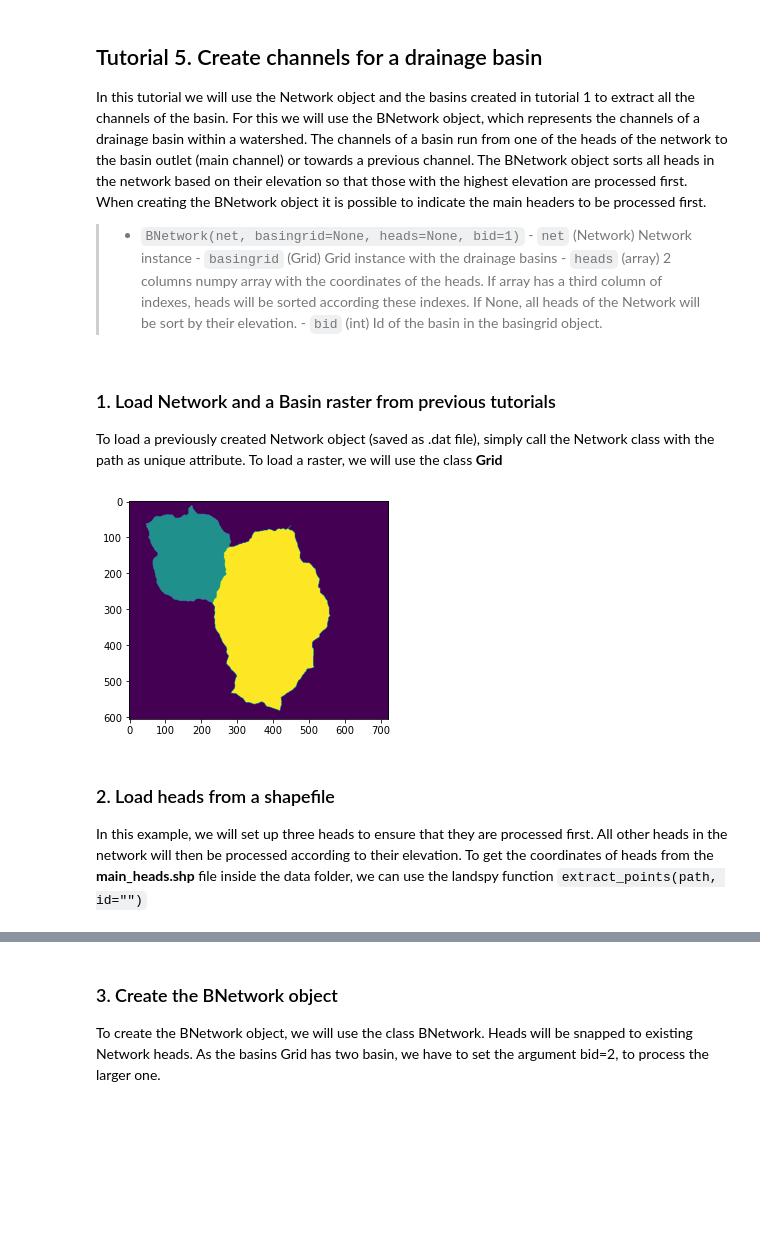
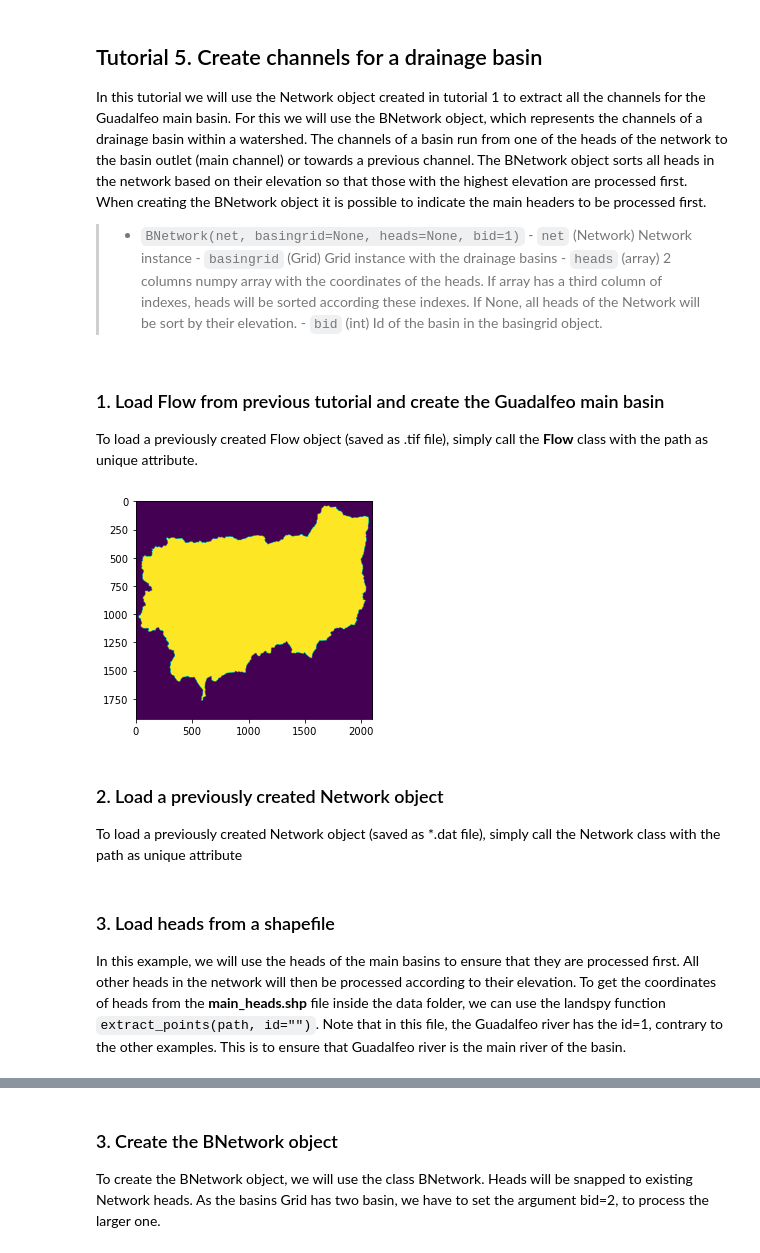
Before and after one commit to geolovic/landspy, a Jupyter notebook: docs/landspy_tutorial_05.ipynb, the cells around one changed output, grey strips where cells are left out. Saved outputs shown, nothing was run; the diff lists cells and outputs as text; code cells hidden in the pictures; blank space fills up the shorter version.

```diff
--- a/docs/landspy_tutorial_05.ipynb
+++ b/docs/landspy_tutorial_05.ipynb
@@ -2,7 +2,7 @@
 ## Tutorial 5. Create channels for a drainage basin
 
 
-In this tutorial we will use the Network object and the basins created in tutorial 1 to extract all the channels of the basin. For this we will use the BNetwork object, which represents the channels of a drainage basin within a watershed.
+In this tutorial we will use the Network object created in tutorial 1 to extract all the channels for the Guadalfeo main basin. For this we will use the BNetwork object, which represents the channels of a drainage basin within a watershed.
 The channels of a basin run from one of the heads of the network to the basin outlet (main channel) or towards a previous channel. The BNetwork object sorts all heads in the network based on their elevation so that those with the highest elevation are processed first. When creating the BNetwork object it is possible to indicate the main headers to be processed first.
 
 >- `BNetwork(net, basingrid=None, heads=None, bid=1)`
@@ -11,15 +11,21 @@ The channels of a basin run from one of the heads of the network to the basin ou
     - `heads` (array) 2 columns numpy array with the coordinates of the heads. If array has a third column of indexes, heads will be sorted according these indexes. If None, all heads of the Network will be sort by their elevation.
     - `bid` (int) Id of the basin in the basingrid object.
 # %% [markdown]
-### 1. Load Network and a Basin raster from previous tutorials
+### 1. Load Flow from previous tutorial and create the Guadalfeo main basin
 
-To load a previously created Network object (saved as .dat file), simply call the Network class with the path as unique attribute. To load a raster, we will use the class **Grid**
+To load a previously created Flow object (saved as .tif file), simply call the **Flow** class with the path as unique attribute.
 # %%
-from landspy import Network, Grid
+from landspy import Flow, Network, Grid
 
-# Load Network and basins from tutorial 1.
-net = Network("data/jebja_net1000.dat")
-basins = Grid("data/basins.tif")
-basins.plot()
+# Load Flow object from tutorial 1 and create the Guadalfeo basin
+# We will use as outlet the point [448913, 4064543]
+fd = Flow("data/guadalfeo25_fd.tif")
+outlet = [448913, 4064543]
+basin = fd.drainageBasins(outlet)
+basin.plot()
 # %% [output]
-[figure, old version]
+[figure, new version]
+# %% [markdown]
+### 2. Load a previously created Network object
+
+To load a previously created Network object (saved as *.dat file), simply call the Network class with the path as unique attribute
@@ -26,8 +37,8 @@ basins.plot()
 # %% [markdown]
-### 2. Load heads from a shapefile
+### 3. Load heads from a shapefile
 
-In this example, we will set up three heads to ensure that they are processed first. All other heads in the network will then be processed according to their elevation.
-To get the coordinates of heads from the **main_heads.shp** file inside the data folder, we can use the landspy function `extract_points(path, id="")`
+In this example, we will use the heads of the main basins to ensure that they are processed first. All other heads in the network will then be processed according to their elevation.
+To get the coordinates of heads from the **main_heads.shp** file inside the data folder, we can use the landspy function `extract_points(path, id="")`. Note that in this file, the Guadalfeo river has the id=1, contrary to the other examples. This is to ensure that Guadalfeo river is the main river of the basin.
 # %%
 # We extract the main heads from a shapefile
 from landspy import extract_points
```
Also changed, not shown: parts of 7 cells of this notebook, 18 other files.
